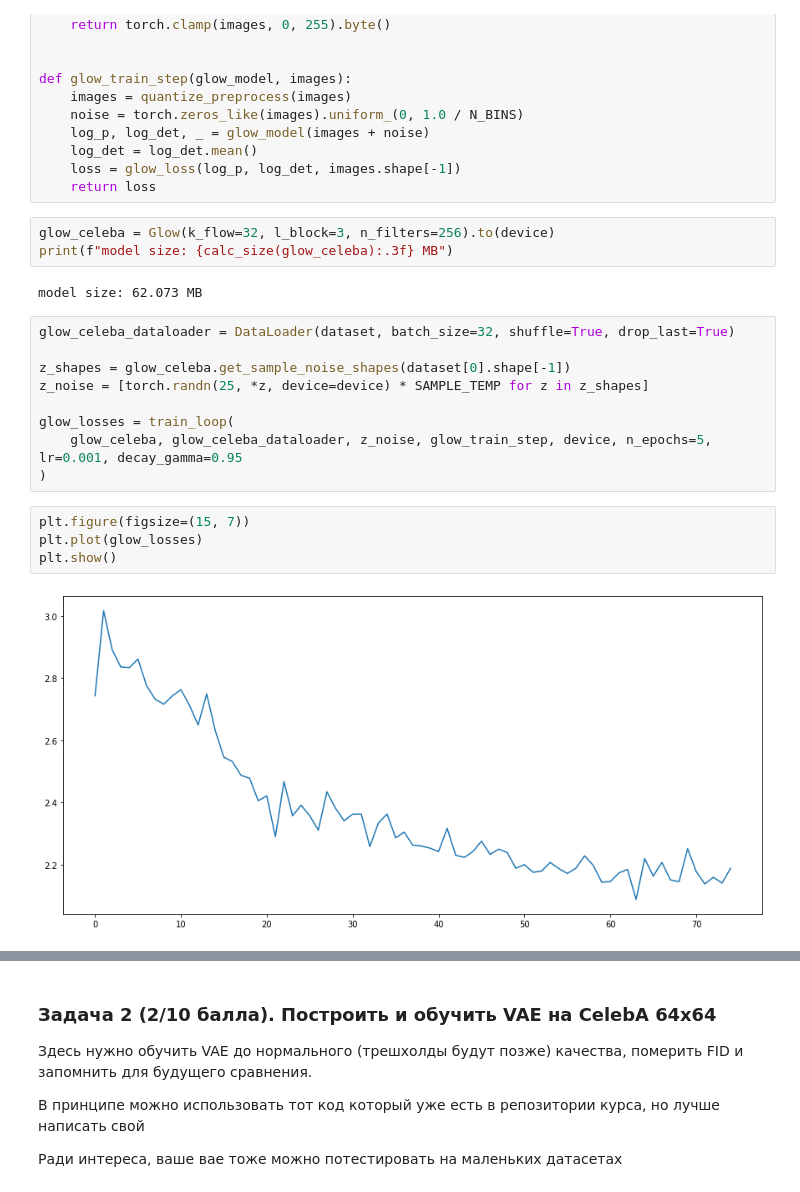
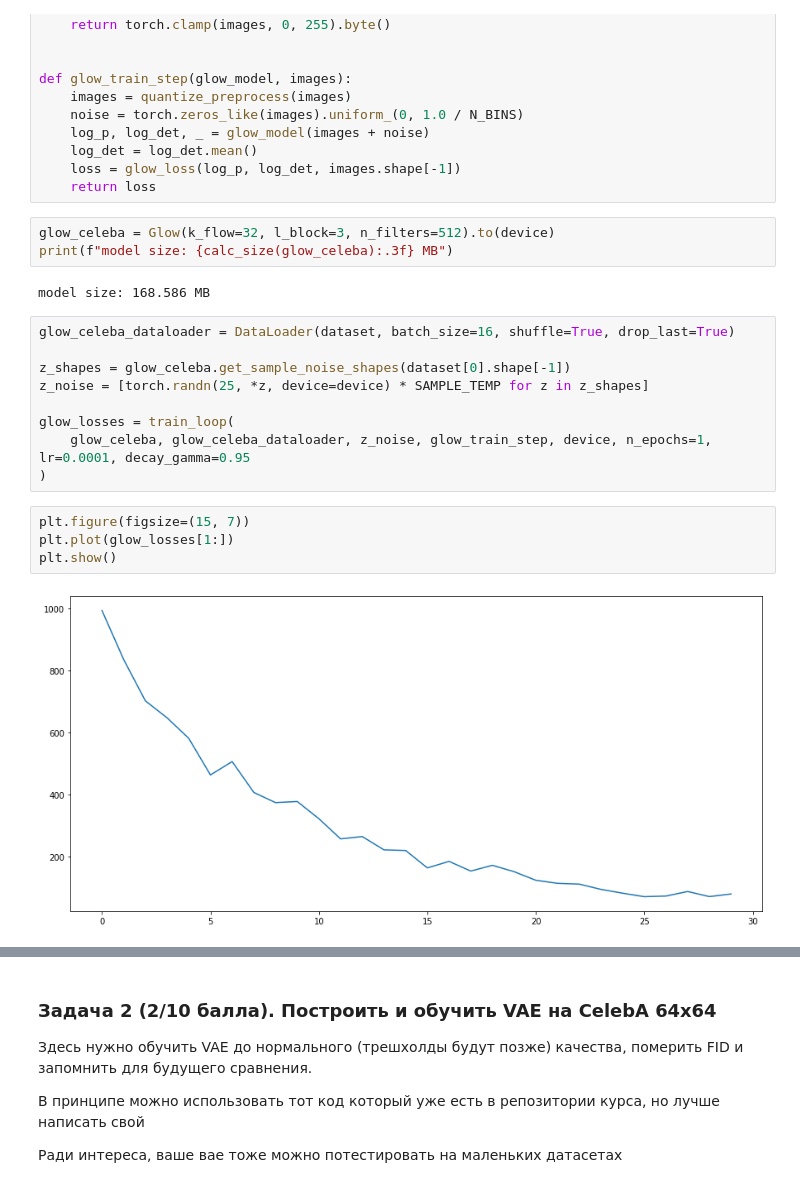
Before and after one commit to SpirinEgor/HSE.gans, a Jupyter notebook: homework_3/hw3_vapnev.ipynb, the cells around one changed output, grey strips where cells are left out. Drawn from its saved outputs; the diff is of its cells as text.

Commit message:
Probably fix glow

```diff
--- a/homework_3/hw3_vapnev.ipynb
+++ b/homework_3/hw3_vapnev.ipynb
@@ -160,25 +159,25 @@ def glow_train_step(glow_model, images):
     loss = glow_loss(log_p, log_det, images.shape[-1])
     return loss
 # %%
-glow_celeba = Glow(k_flow=32, l_block=3, n_filters=256).to(device)
+glow_celeba = Glow(k_flow=32, l_block=3, n_filters=512).to(device)
 print(f"model size: {calc_size(glow_celeba):.3f} MB")
 # %% [output]
-model size: 62.073 MB
+model size: 168.586 MB
 # %%
-glow_celeba_dataloader = DataLoader(dataset, batch_size=32, shuffle=True, drop_last=True)
+glow_celeba_dataloader = DataLoader(dataset, batch_size=16, shuffle=True, drop_last=True)
 
 z_shapes = glow_celeba.get_sample_noise_shapes(dataset[0].shape[-1])
 z_noise = [torch.randn(25, *z, device=device) * SAMPLE_TEMP for z in z_shapes]
 
 glow_losses = train_loop(
-    glow_celeba, glow_celeba_dataloader, z_noise, glow_train_step, device, n_epochs=5, lr=0.001, decay_gamma=0.95
+    glow_celeba, glow_celeba_dataloader, z_noise, glow_train_step, device, n_epochs=1, lr=0.0001, decay_gamma=0.95
 )
 # %%
 plt.figure(figsize=(15, 7))
-plt.plot(glow_losses)
+plt.plot(glow_losses[1:])
 plt.show()
 # %% [output]
-[figure, old version]
+[figure, new version]
 # %%
 glow_celeba.eval()
 img = glow_celeba.sample(z_noise).detach().cpu()
```
Also changed, not shown: parts of 4 cells of this notebook, 2 other files.
